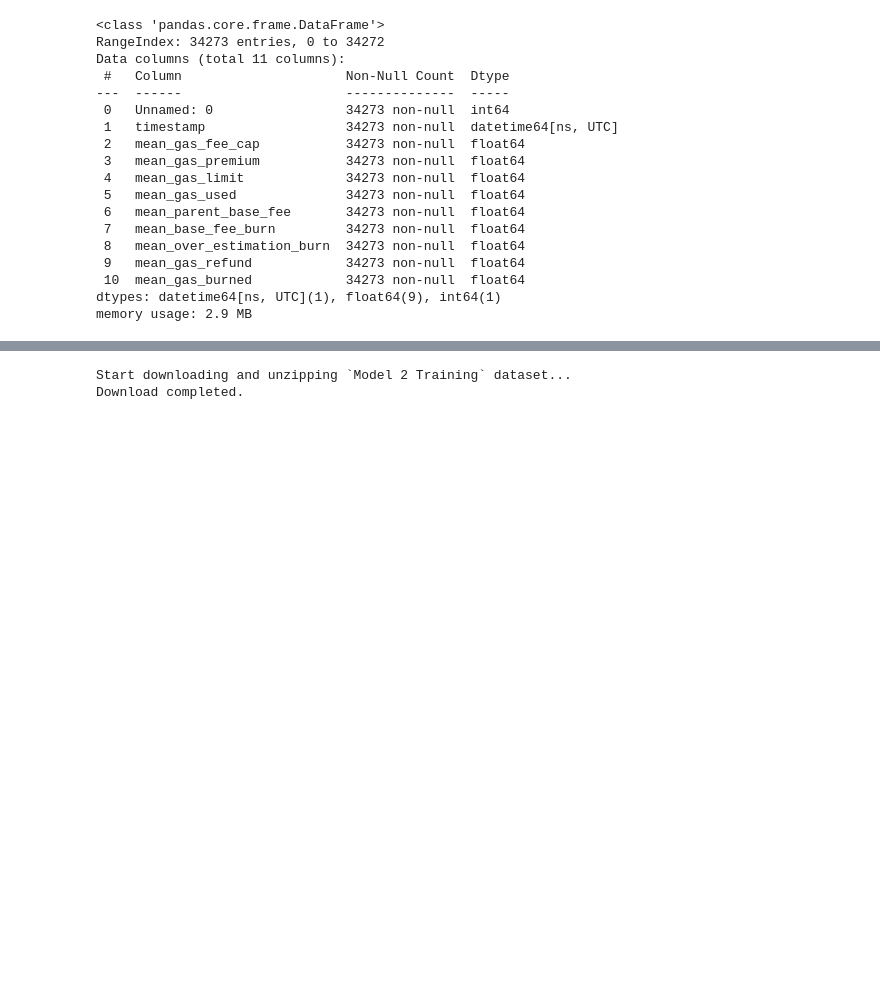
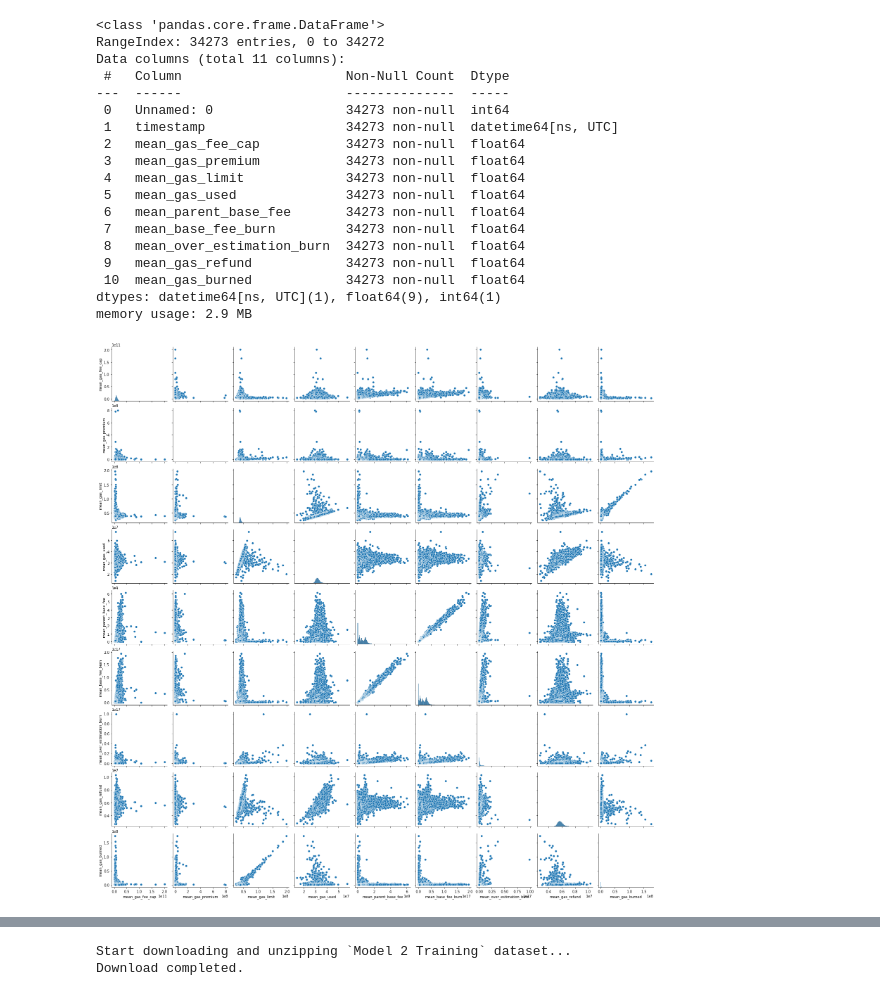
Before and after one commit to thor4/protocol_labs, a Jupyter notebook: step1.ipynb, the cells around one changed output, grey strips where cells are left out. Cells and saved outputs as stored; diff of their text form; code cells hidden in the pictures; blank space fills up the shorter version.

```diff
--- a/step1.ipynb
+++ b/step1.ipynb
@@ -102,3 +92,7 @@ Data columns (total 11 columns):
  10  mean_gas_burned            34273 non-null  float64
 dtypes: datetime64[ns, UTC](1), float64(9), int64(1)
 memory usage: 2.9 MB
+# %%
+fig1b = sns.pairplot(data=df.iloc[:,2:])
+# %% [output]
+[figure, added]
```
Also changed, not shown: parts of 6 cells of this notebook.
